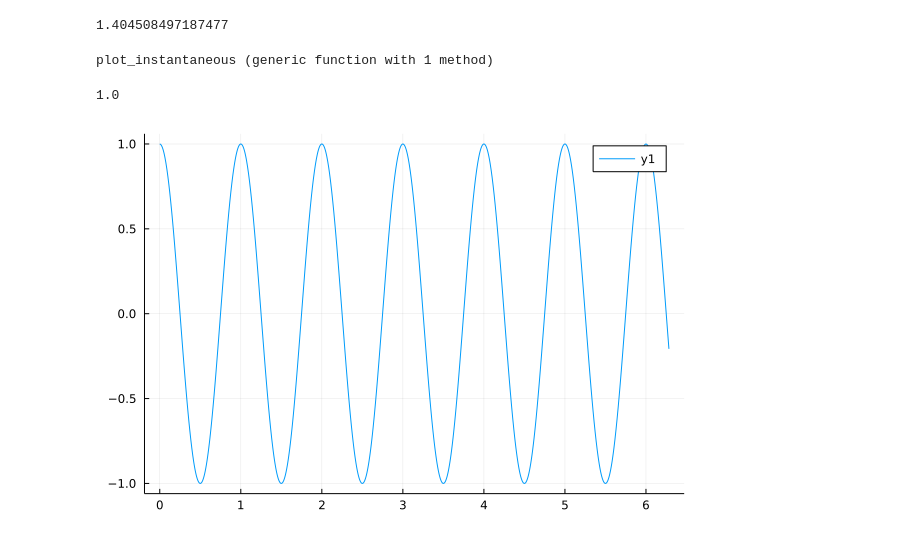
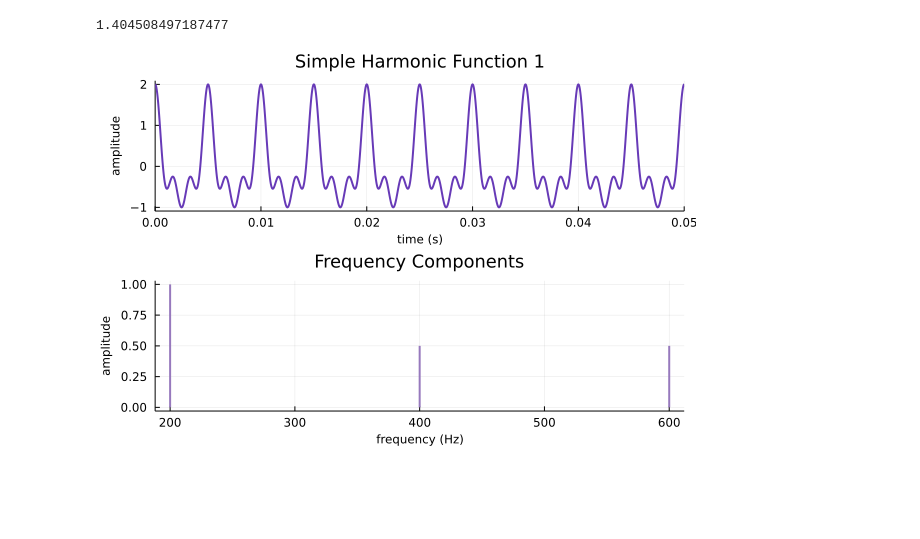
Before and after one commit to johnmays/CSDS_364_HW, a Jupyter notebook: A4/A4a/464-A4-jkm100.ipynb, the cells around one changed output. Cells and saved outputs as stored; diff of their text form; code cells hidden in the pictures; blank space fills up the shorter version.

Commit message:
finished 1a finally lol; may have to make a function for the plotting

```diff
--- a/A4/A4a/464-A4-jkm100.ipynb
+++ b/A4/A4a/464-A4-jkm100.ipynb
@@ -25,0 +29,3 @@ Pkg.add("Plots")
+# %%
+purples = ["#0a0612", "#392249", "#482980", "#673ab7",
+           "#7a52aa", "#9779bd", "#b59fd0", "#d3c5e3"]
@@ -55,17 +71,30 @@ cosines(0.98; flist=[200, 205], alist=[1, 0.5], Φlist = [0, 0])
 1.404508497187477
 # %%
 using Plots
-# %%
-function plot_instantaneous(f; range = (0.0,1.0), fs=1000)
-    println(f(t))
-end
-# %% [output]
-plot_instantaneous (generic function with 1 method)
-# %%
-plot_instantaneous(1; f=harmonic)
-# %% [output]
-1.0
-# %%
-plot(harmonic, 0, 2*pi)
-# %% [output]
-[figure, removed]
+# %%
+frequency_plot =
+sticks([200, 400, 600], [1,0.5,0.5],
+    color=purples[6],
+    lw=2,
+    label = false,
+    title="Frequency Components",
+    titlefontsize = 12,
+    xlabel = "frequency (Hz)",
+    ylabel = "amplitude"
+)
+
+amplitude_plot =
+plot(t -> harmonic(t, f1=200, alist=[1,0.5,0.5], Φlist = [0, 0, 0]), 0, 0.050,
+    color=purples[4],
+    lw=2,
+    label = false,
+    title="Simple Harmonic Function 1",
+    titlefontsize = 12,
+    xlims = (0, 0.05),
+    xlabel = "time (s)",
+    ylabel = "amplitude"
+)
+
+plot(amplitude_plot, frequency_plot, layout = (2,1), size = (600, 400), xguidefontsize = 8, yguidefontsize = 8)
+# %% [output]
+[figure, added]
```
Also changed, not shown: parts of 9 cells of this notebook.
